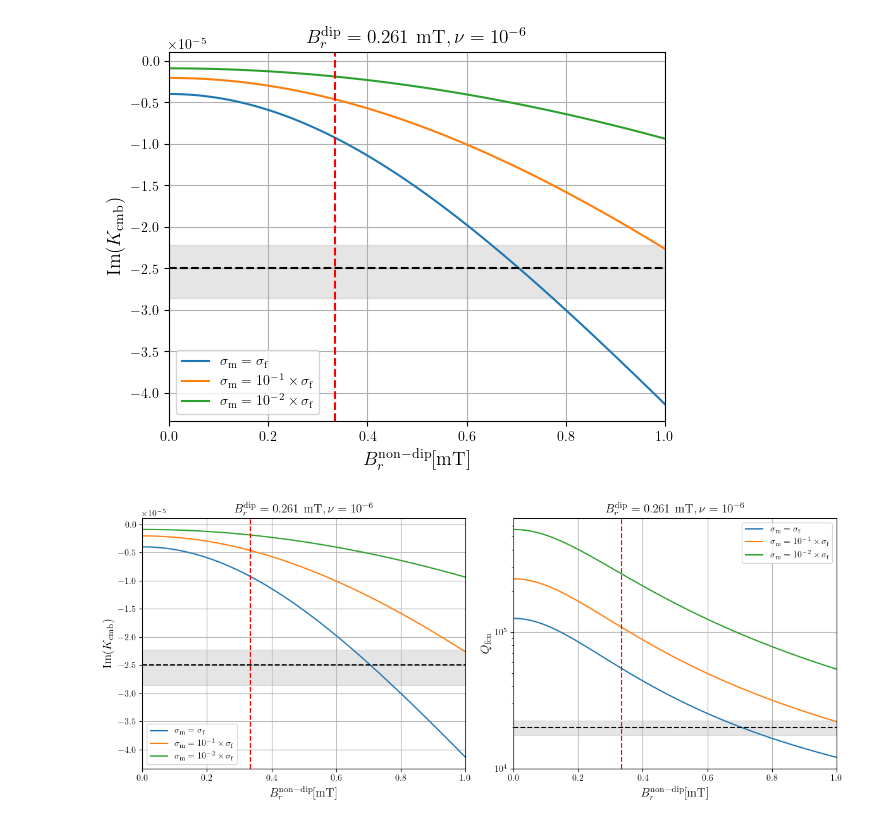
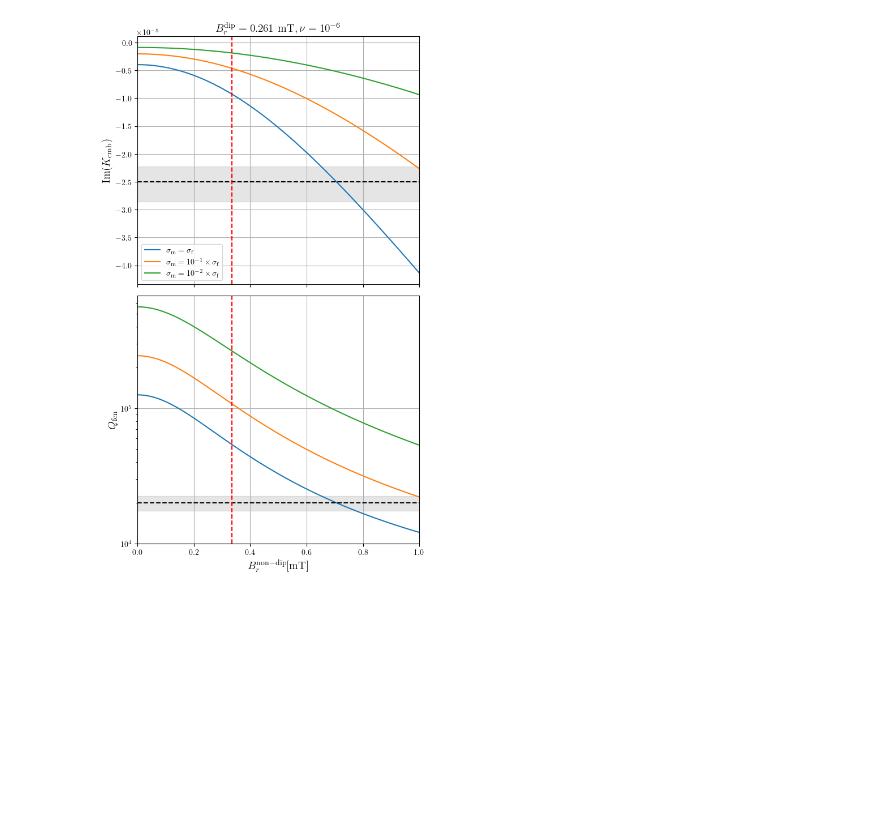
Before and after one commit to AnkitBarik/topo_nutation, a Jupyter notebook: visco-magnetic-coupling.ipynb, the cells around one changed output. Drawn from its saved outputs; the diff is of its cells as text; code cells hidden in the pictures; blank space fills up the shorter version.

```diff
--- a/visco-magnetic-coupling.ipynb
+++ b/visco-magnetic-coupling.ipynb
@@ -87,18 +87,3 @@ for i, sigma in enumerate (sigma_array):
         total_diss = IemInt_uni + IviscInt_uni + IemInt_dip + IviscInt_dip
         Kcmb_real[i,k] = np.real(total_diss)
         Kcmb_imag[i,k] = np.imag(total_diss)
-# %%
-plt.rc('text', usetex=True)
-for i in range(Kcmb_imag.shape[0]):
-    plt.semilogy(Br_uni * 1e3, -1/(2*Kcmb_imag[i]), label=sigma_legend[i])
-plt.xlim(min(Br_uni*1e3), max(Br_uni*1e3))
-plt.axhline(y=20000, color='k', linestyle='--')
-plt.fill_between(Br_uni*1e3, 17500, 22500, color='gray', alpha=0.2)
-plt.axvline(x=0.3344279, color='r', linestyle='--')
-plt.ylabel(r'$Q_\mathrm{fcn}$', fontsize=14)
-plt.xlabel(r'$B_r^\mathrm{non-dip} [\mathrm{mT}]$', fontsize=14)
-plt.title(r'$B_r^\mathrm{dip}=0.261~\mathrm{mT}, \nu=10^{-6}$', fontsize=14)
-plt.grid()
-plt.legend()
-plt.savefig("Qcmb.pdf")
-plt.show()
@@ -107,24 +90,6 @@ plt.show()
-# %%
-plt.rc('text', usetex=True)
-for i in range(Kcmb_imag.shape[0]):
-    plt.plot(Br_uni * 1e3, Kcmb_imag[i], label=sigma_legend[i])
-plt.xlim(min(Br_uni*1e3), max(Br_uni*1e3))
-plt.axhline(y=-1/(2*20000), color='k', linestyle='--')
-#plt.fill_between(Br_uni*1e3, -2e-5, -3e-5, color='gray', alpha=0.4)
-plt.fill_between(Br_uni*1e3, -1/(2*22500), -1/(2*17500), color='gray', alpha=0.2)
-plt.axvline(x=0.3344279, color='r', linestyle='--')
-plt.ylabel(r'$\mathrm{Im}(K_\mathrm{cmb})$', fontsize=14)
-plt.xlabel(r'$B_r^\mathrm{non-dip} [\mathrm{mT}]$', fontsize=14)
-plt.title(r'$B_r^\mathrm{dip}=0.261~\mathrm{mT}, \nu=10^{-6}$', fontsize=14)
-plt.grid()
-plt.legend()
-plt.savefig("Kcmb.pdf")
-plt.show()
-# %% [output]
-[figure, removed]
 # %%
 # Create a figure with two subplots (swapped order)
-fig, (ax1, ax2) = plt.subplots(1, 2, figsize=(12, 5))
+fig, (ax1, ax2) = plt.subplots(2, 1, figsize=(6, 10), sharex=True)
 
 # Set usetex for both subplots
 plt.rc('text', usetex=True)
@@ -134,34 +99,34 @@ for i in range(Kcmb_imag.shape[0]):
     ax1.plot(Br_uni * 1e3, Kcmb_imag[i], label=sigma_legend[i])
 ax1.set_xlim(min(Br_uni*1e3), max(Br_uni*1e3))
 ax1.axhline(y=-1/(2*20000), color='k', linestyle='--')
 ax1.fill_between(Br_uni*1e3, -1/(2*22500), -1/(2*17500), color='gray', alpha=0.2)
 ax1.axvline(x=0.3344279, color='r', linestyle='--')
 ax1.set_ylabel(r'$\mathrm{Im}(K_\mathrm{cmb})$', fontsize=14)
-ax1.set_xlabel(r'$B_r^\mathrm{non-dip} [\mathrm{mT}]$', fontsize=14)
+#ax1.set_xlabel(r'$B_r^\mathrm{non-dip} [\mathrm{mT}]$', fontsize=14)
 ax1.set_title(r'$B_r^\mathrm{dip}=0.261~\mathrm{mT}, \nu=10^{-6}$', fontsize=14)
 ax1.grid()
 ax1.legend()
 
 # Second subplot: Qcmb (now on the right)
 for i in range(Kcmb_imag.shape[0]):
     ax2.semilogy(Br_uni * 1e3, -1/(2*Kcmb_imag[i]), label=sigma_legend[i])
 ax2.set_xlim(min(Br_uni*1e3), max(Br_uni*1e3))
 ax2.axhline(y=20000, color='k', linestyle='--')
 ax2.fill_between(Br_uni*1e3, 17500, 22500, color='gray', alpha=0.2)
 ax2.axvline(x=0.3344279, color='r', linestyle='--')
 ax2.set_ylabel(r'$Q_\mathrm{fcn}$', fontsize=14)
 ax2.set_xlabel(r'$B_r^\mathrm{non-dip} [\mathrm{mT}]$', fontsize=14)
-ax2.set_title(r'$B_r^\mathrm{dip}=0.261~\mathrm{mT}, \nu=10^{-6}$', fontsize=14)
+#ax2.set_title(r'$B_r^\mathrm{dip}=0.261~\mathrm{mT}, \nu=10^{-6}$', fontsize=14)
 ax2.grid()
-ax2.legend()
+#ax2.legend()
 
 # Adjust layout to prevent overlap
 plt.tight_layout()
 
 # Save the figure
 plt.savefig("KQcmb.pdf")
 
 # Show the figure
 plt.show()
 # %% [output]
-[figure, old version]
+[figure, new version]
```
Also changed, not shown: parts of 1 cell of this notebook, 7 other files.
